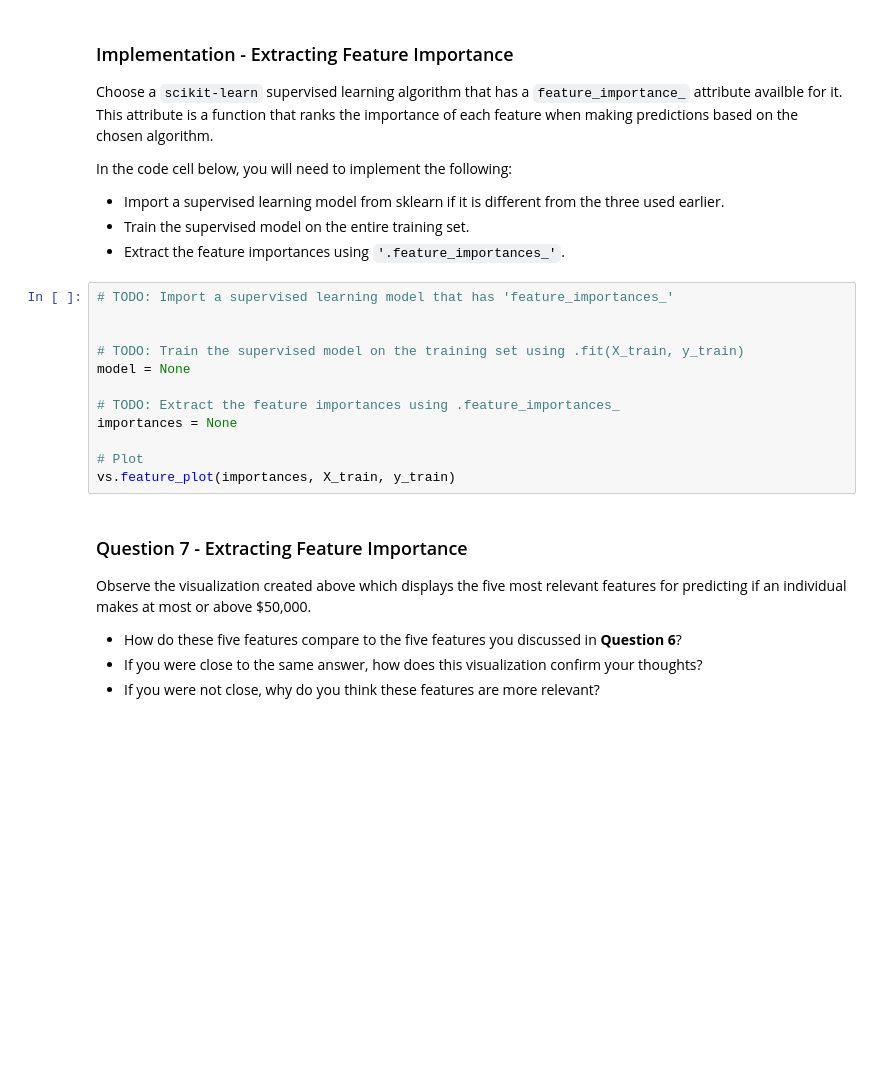
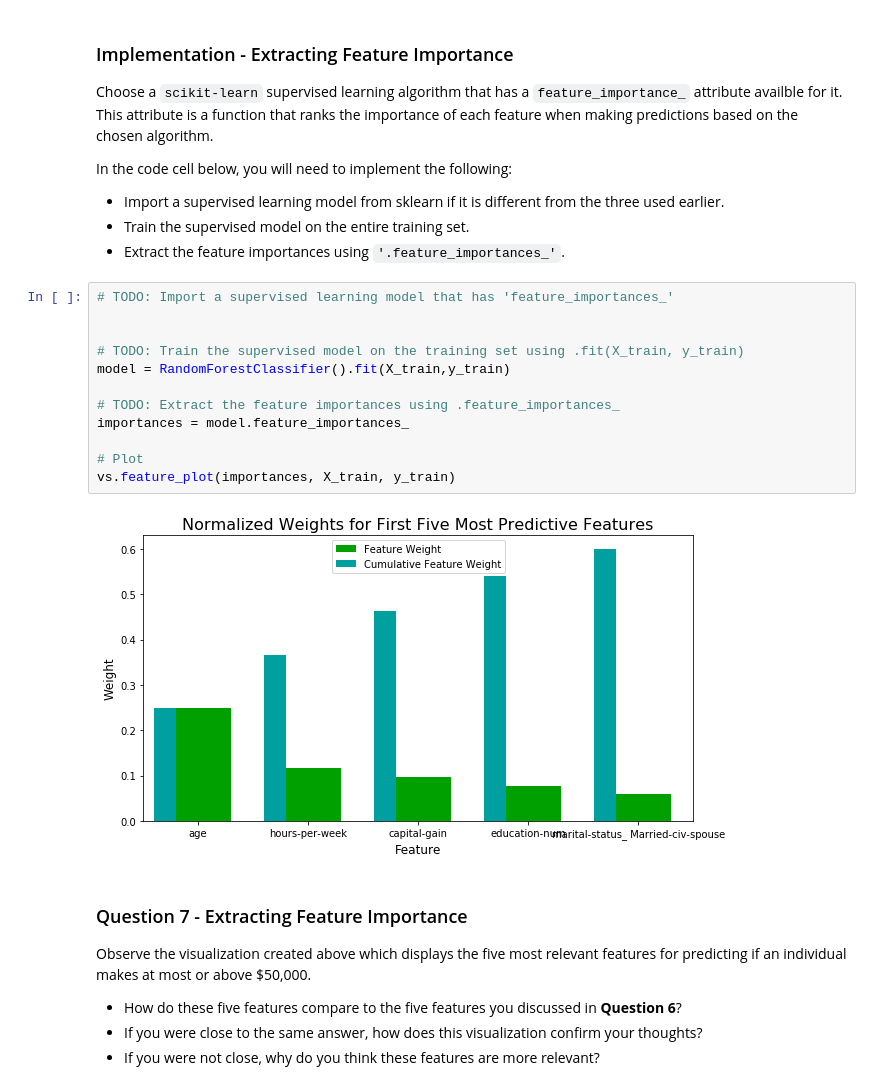
Before and after one commit to SimplifyData/Charity-ML, a Jupyter notebook: finding_donors.ipynb, the cells around one changed output. Drawn from its saved outputs; the diff is of its cells as text; blank space fills up the shorter version.

```diff
--- a/finding_donors.ipynb
+++ b/finding_donors.ipynb
@@ -579,15 +598,17 @@ In the code cell below, you will need to implement the following:
 # %%
 # TODO: Import a supervised learning model that has 'feature_importances_'
 
 
 # TODO: Train the supervised model on the training set using .fit(X_train, y_train)
-model = None
+model = RandomForestClassifier().fit(X_train,y_train)
 
 # TODO: Extract the feature importances using .feature_importances_
-importances = None
+importances = model.feature_importances_
 
 # Plot
 vs.feature_plot(importances, X_train, y_train)
+# %% [output]
+[figure, added]
 # %% [markdown]
 ### Question 7 - Extracting Feature Importance
 
```
Also changed, not shown: parts of 6 cells of this notebook.
